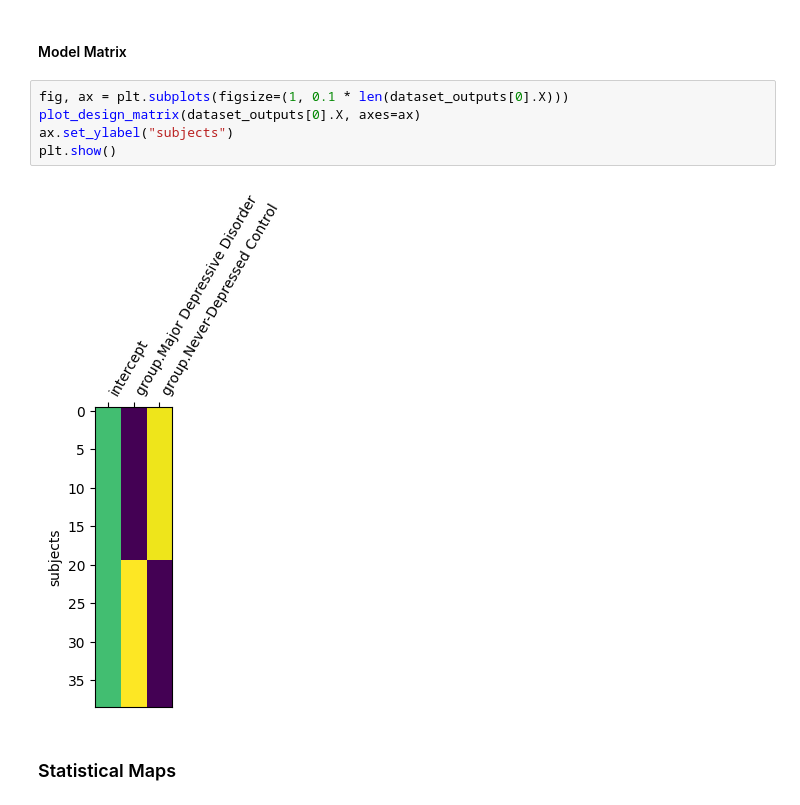
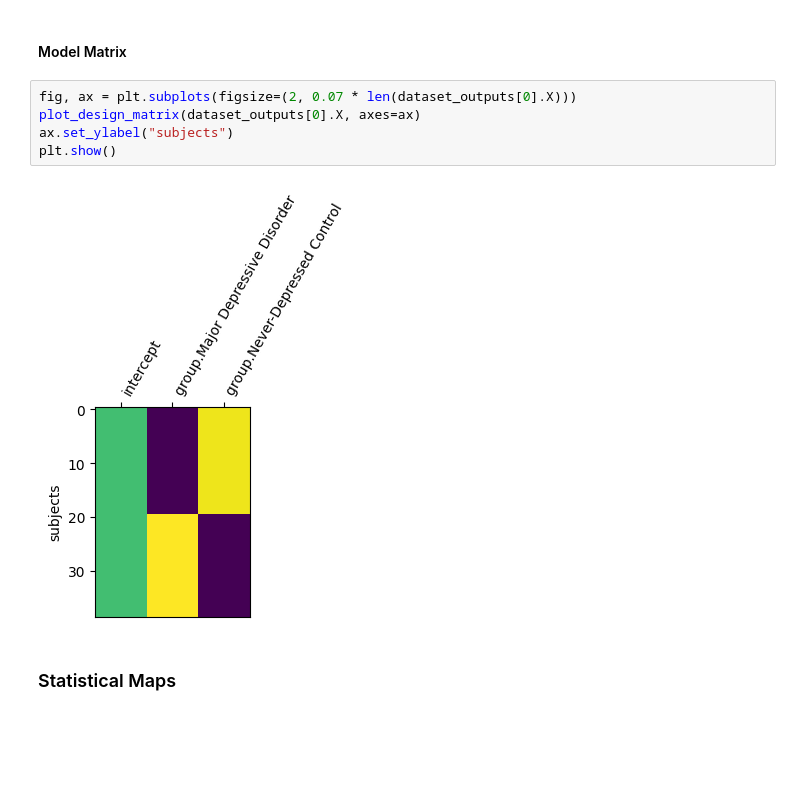
Before and after one commit to demidenm/bidsstatsmod_groupmods, a Jupyter notebook: notebooks/model_illustrations.ipynb, the cells around one changed output. Cells and saved outputs as stored; diff of their text form; blank space fills up the shorter version.

```diff
--- a/notebooks/model_illustrations.ipynb
+++ b/notebooks/model_illustrations.ipynb
@@ -1963,12 +1376,12 @@ grp_df.head(5)
 # %% [markdown]
 #### Model Matrix
 # %%
-fig, ax = plt.subplots(figsize=(1, 0.1 * len(dataset_outputs[0].X)))
+fig, ax = plt.subplots(figsize=(2, 0.07 * len(dataset_outputs[0].X)))
 plot_design_matrix(dataset_outputs[0].X, axes=ax)
 ax.set_ylabel("subjects")
 plt.show()
 # %% [output]
-[figure, old version]
+[figure, new version]
 # %% [markdown]
 ### Statistical Maps
 # %% [markdown]
```
Also changed, not shown: parts of 37 cells of this notebook, 3 other files.
